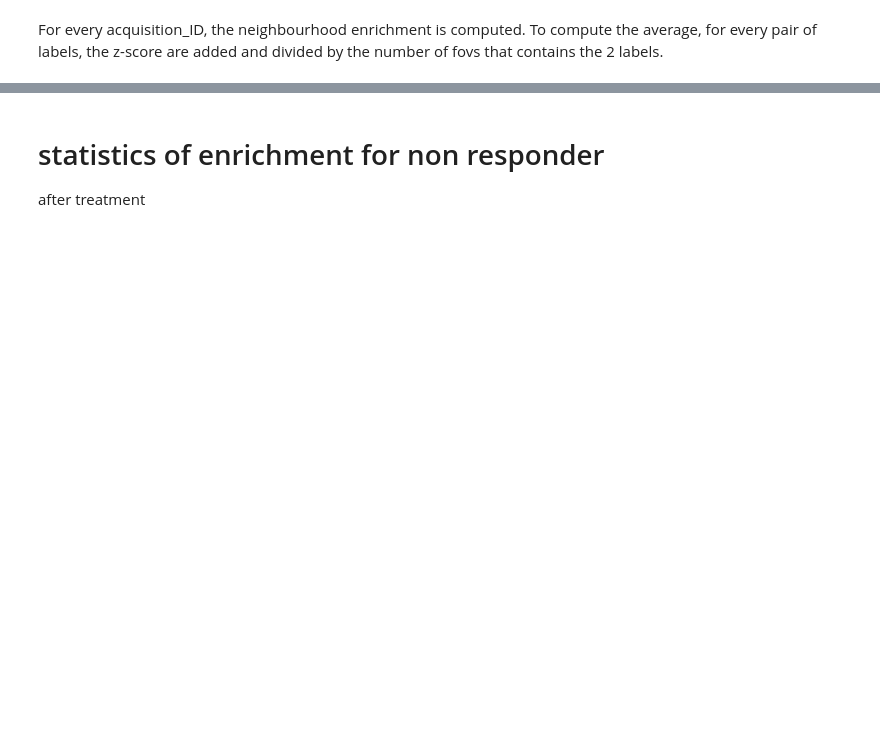
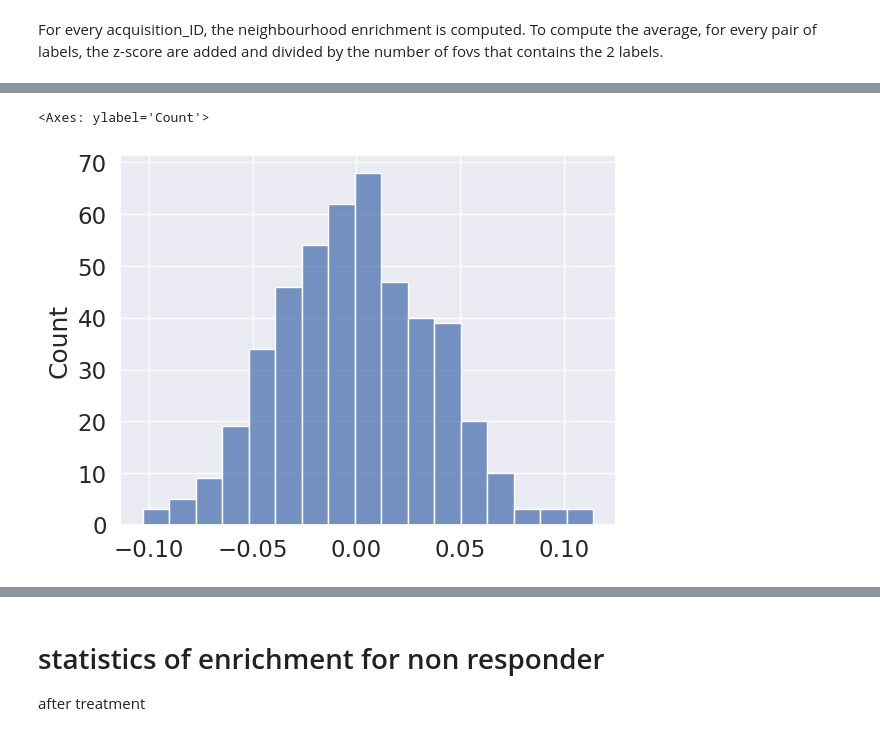
Before and after one commit to Schumacher-group/IMC_TNBC_analysis, a Jupyter notebook: results_analysis/spatial.ipynb, the cells around one changed output, grey strips where cells are left out. Cells and saved outputs as stored; diff of their text form; code cells hidden in the pictures; blank space fills up the shorter version.

```diff
--- a/results_analysis/spatial.ipynb
+++ b/results_analysis/spatial.ipynb
@@ -267,0 +271,5 @@ adata.obs.groupby('Pixie')['acquisition_ID'].nunique().plot(kind = 'bar')
+# %%
+sns.histplot(*clf.coef_)
+# %% [output]
+<Axes: ylabel='Count'>
+[figure, added]
```
Also changed, not shown: parts of 53 cells of this notebook, 44 other files.
